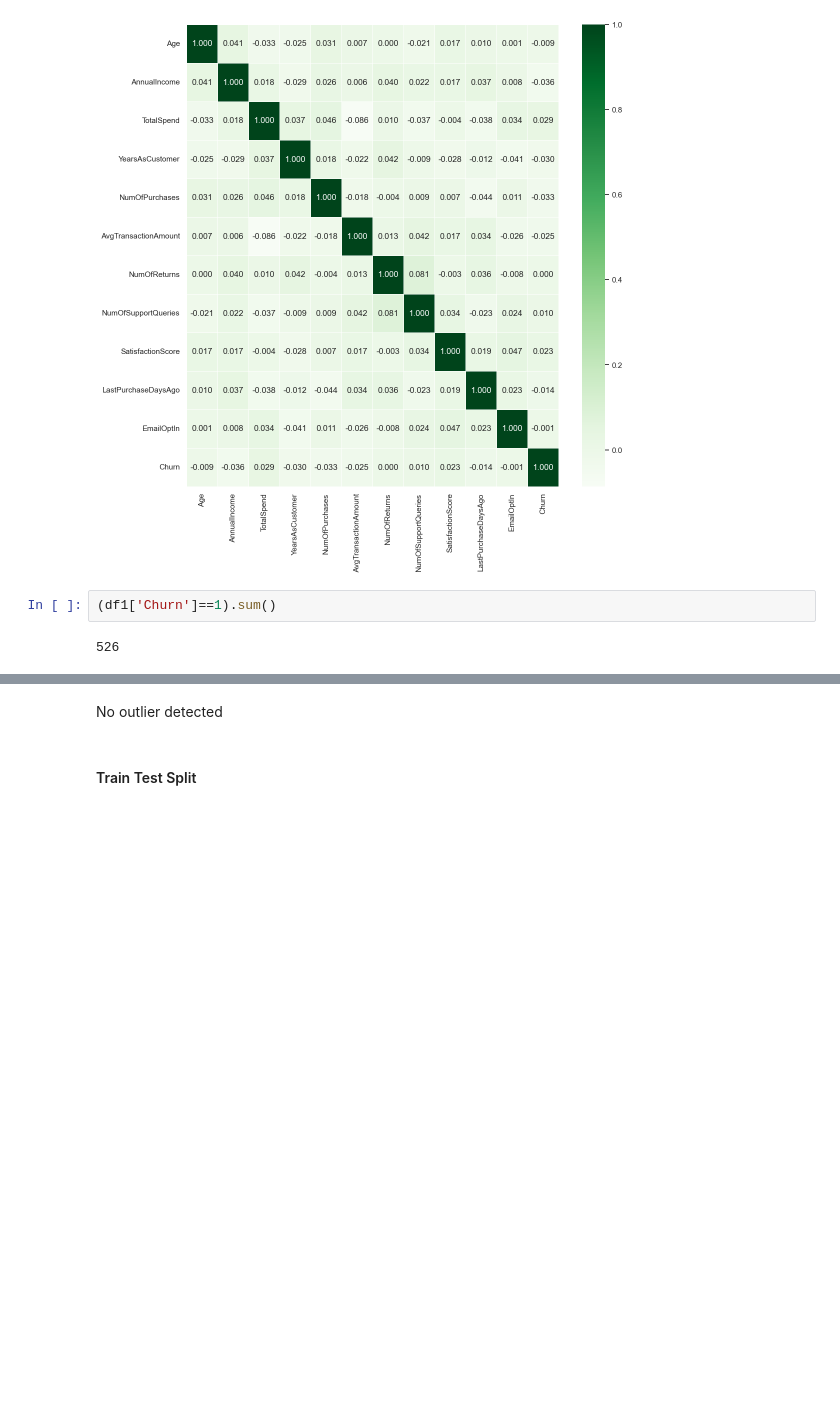
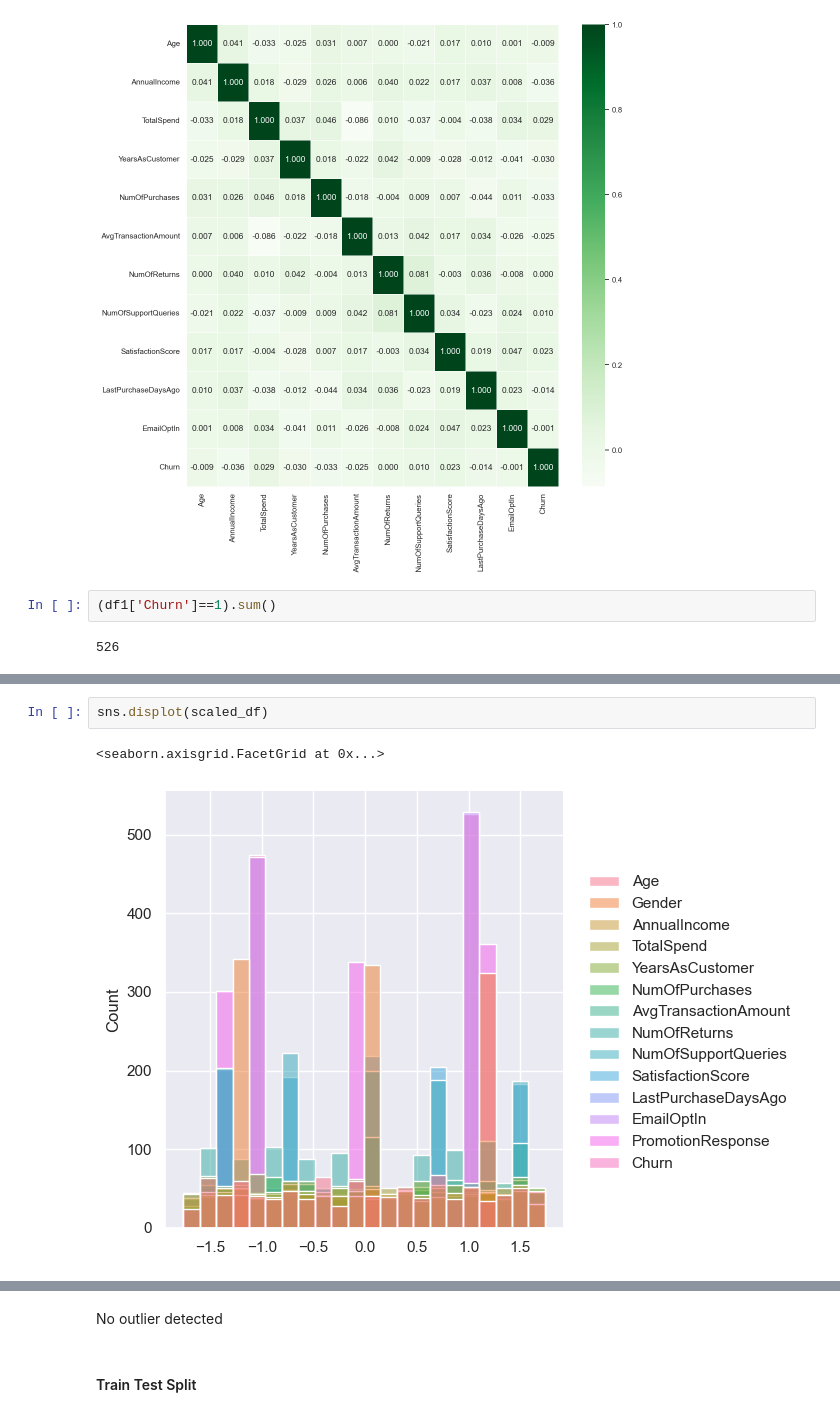
Before and after one commit to AnkanKar-Zargon/DMML, a Jupyter notebook: Assignment 1/CustomerChurn.ipynb, the cells around one changed output, grey strips where cells are left out. Saved outputs shown, nothing was run; the diff lists cells and outputs as text; blank space fills up the shorter version.

```diff
--- a/Assignment 1/Churn.ipynb
+++ b/Assignment 1/CustomerChurn.ipynb
@@ -201,0 +208,5 @@ scaled_df
+# %%
+sns.displot(scaled_df)
+# %% [output]
+<seaborn.axisgrid.FacetGrid at 0x...>
+[figure, added]
```
Also changed, not shown: parts of 8 cells of this notebook, 2 other files.
